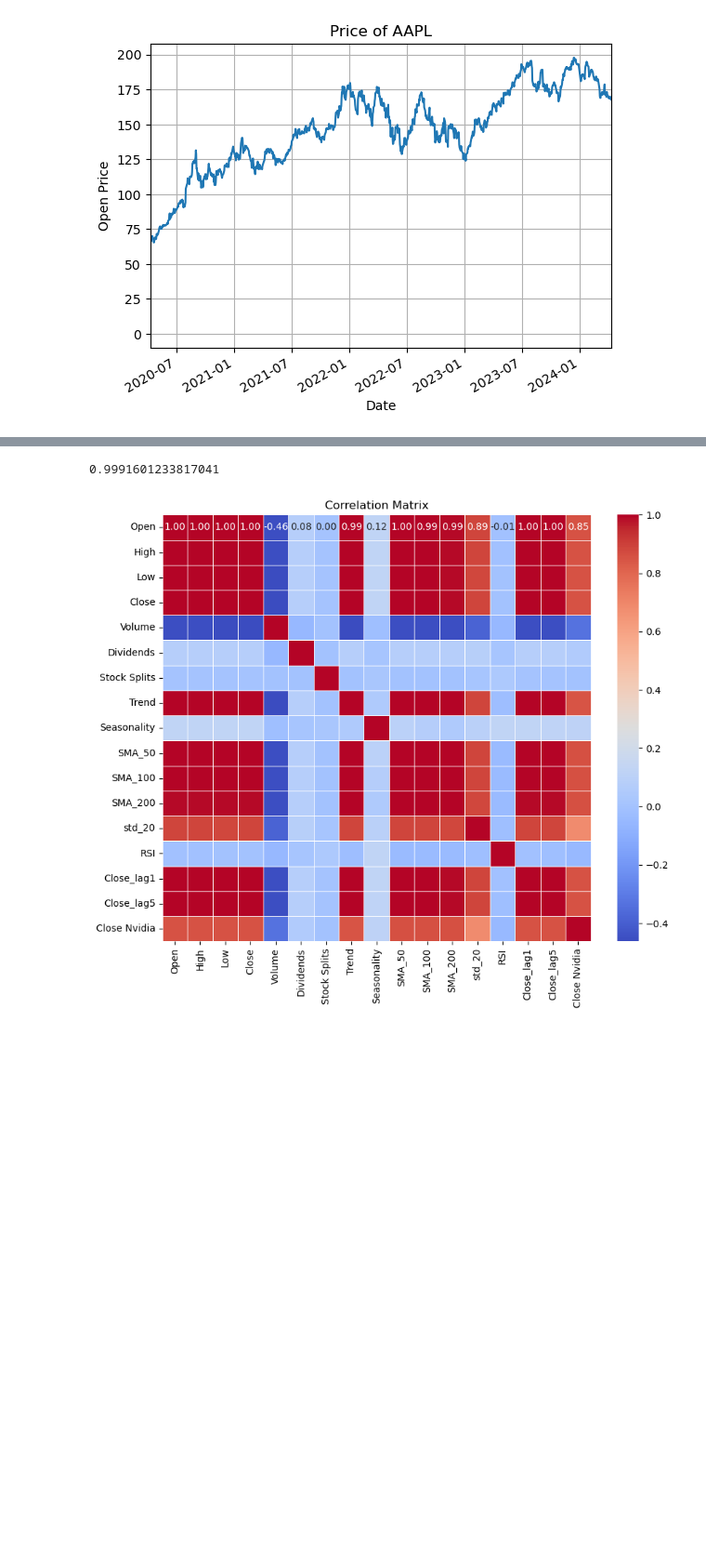
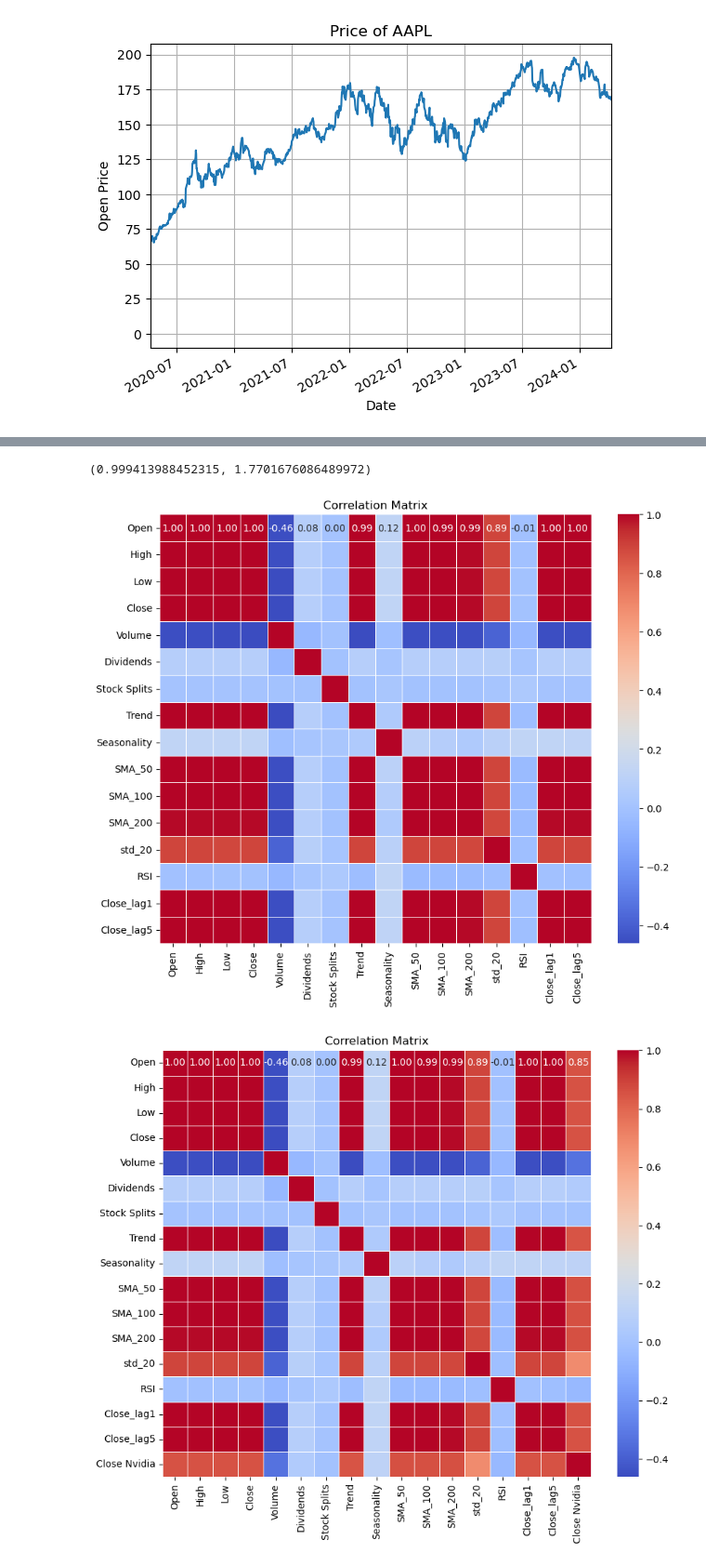
Before and after one commit to adityachowdhri/Apple_Stock_Prediction_Algorithm, a Jupyter notebook: feature_selection.ipynb, the cells around one changed output, grey strips where cells are left out. Shown at 93% size. Cells and saved outputs as stored; diff of their text form; code cells hidden in the pictures; blank space fills up the shorter version.

```diff
--- a/feature_selection.ipynb
+++ b/feature_selection.ipynb
@@ -202,22 +197,15 @@ r2, mse
 # %%
 #ElasticNet Iteration 1
-elastic_net = ElasticNet(alpha=0.5, l1_ratio=0.5, max_iter=10000, random_state=42)
-
-# Fit the model
-elastic_net.fit(X_train, y_train)
-
-# Predict
-y_pred = elastic_net.predict(X_test)
-
-# Calculate Mean Squared Error
-mse = mean_squared_error(y_test, y_pred)
-mse
-r2 = r2_score(y_test, y_pred)
-print(r2)
+r2, mse, y_pred, model = lassoReg(X_train, y_train, X_test, y_test)
-# %% [output]
-0.9991601233817041
+# %%
+r2, mse
+# %% [output]
+(0.999413988452315, 1.7701676086489972)
 # %%
-#Support Vector Machines Iteration 1
+
+corrMatrix(data)
+# %% [output]
+[figure, added]
 # %%
 #Add msft ticker
 msft = tickAdder("msft")
```
Also changed, not shown: parts of 8 cells of this notebook, 8 other files.
